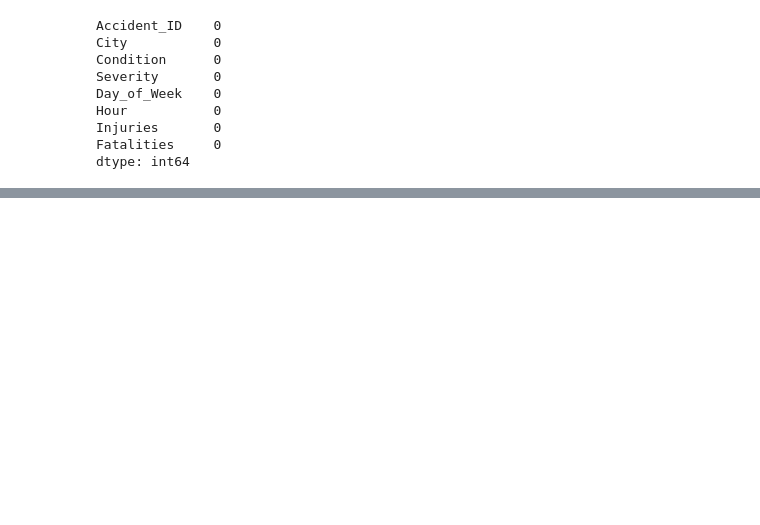
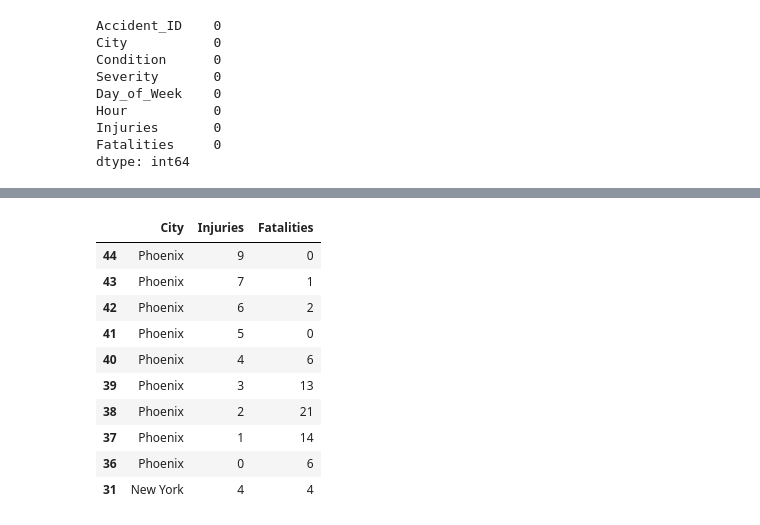
Before and after one commit to N1CKWEB/Proyecto-de-An-lisis-Exploratorio-de-Accidentes-de-Tr-nsitos, a Jupyter notebook: Project_dataset_accidents.ipynb, the cells around one changed output, grey strips where cells are left out. Saved outputs shown, nothing was run; the diff lists cells and outputs as text; code cells hidden in the pictures; blank space fills up the shorter version.

```diff
--- a/Project_dataset_accidents.ipynb
+++ b/Project_dataset_accidents.ipynb
@@ -107,0 +333,15 @@ df
+# %%
+injuries_fatalities=df.groupby(['City','Injuries'])['Fatalities'].sum().reset_index()
+injuries_fatalities.sort_values(by='City',ascending=False).head(10)
+# %% [output]
+|  | City | Injuries | Fatalities |
+| 44 | Phoenix | 9 | 0 |
+| 43 | Phoenix | 7 | 1 |
+| 42 | Phoenix | 6 | 2 |
+| 41 | Phoenix | 5 | 0 |
+| 40 | Phoenix | 4 | 6 |
+| 39 | Phoenix | 3 | 13 |
+| 38 | Phoenix | 2 | 21 |
+| 37 | Phoenix | 1 | 14 |
+| 36 | Phoenix | 0 | 6 |
+| 31 | New York | 4 | 4 |
```
Also changed, not shown: parts of 41 cells of this notebook.
